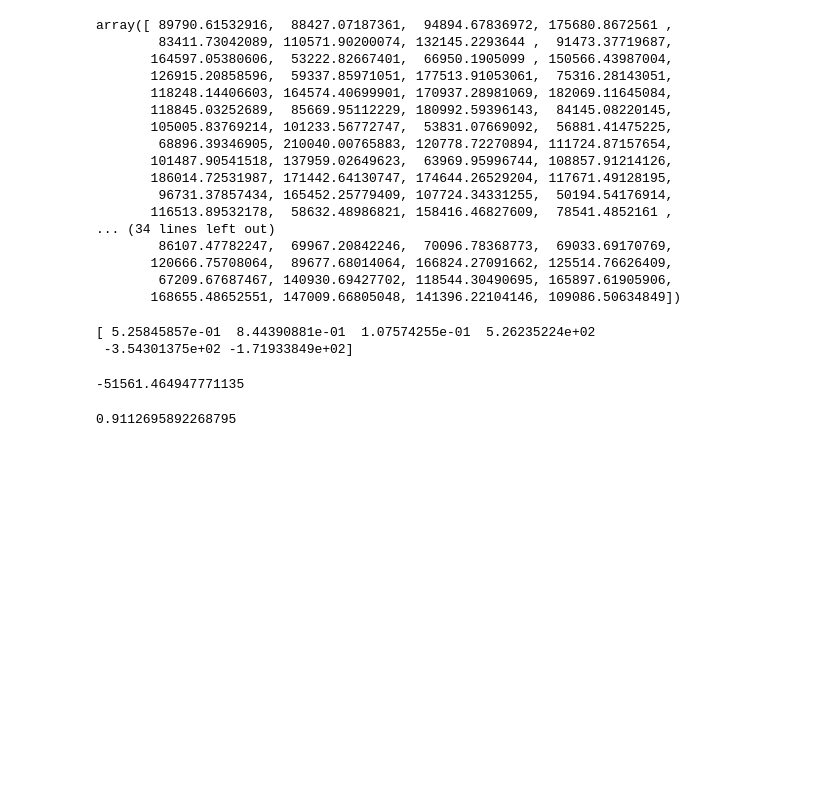
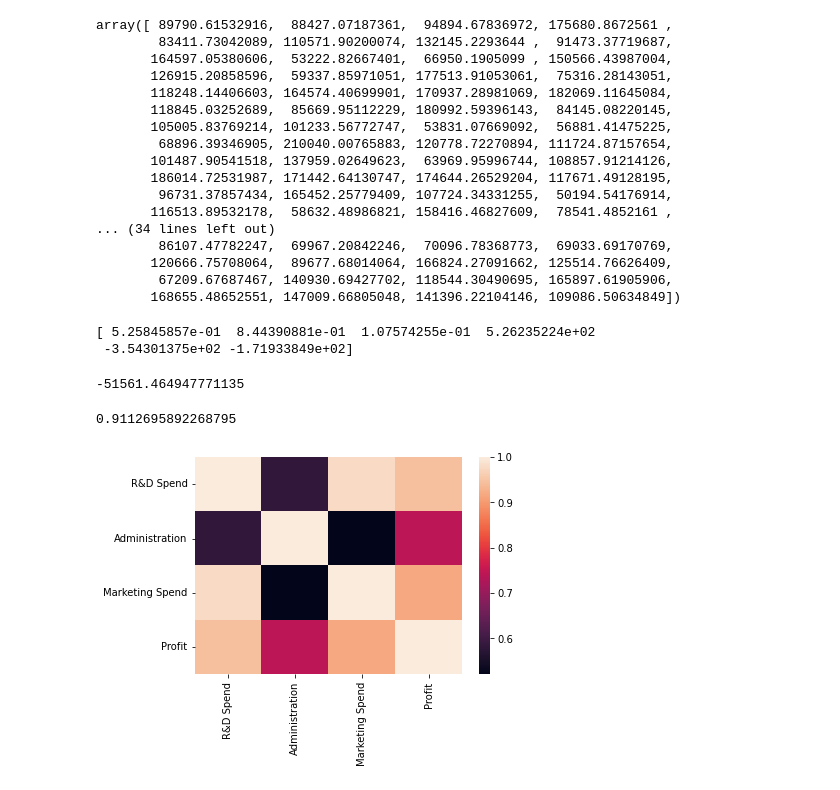
Before and after one commit to Jaskirat1/AIT_LinearRegression, a Jupyter notebook: 1000_companies.ipynb, the cells around one changed output. Saved outputs shown, nothing was run; the diff lists cells and outputs as text; code cells hidden in the pictures; blank space fills up the shorter version.

```diff
--- a/1000_companies.ipynb
+++ b/1000_companies.ipynb
@@ -176,3 +176,8 @@ from sklearn.metrics import r2_score
 r2_score(y_test, y_pred)
 # %% [output]
 0.9112695892268795
+# %%
+#heatmap
+hmap = sns.heatmap(df.corr())
+# %% [output]
+[figure, added]
```
